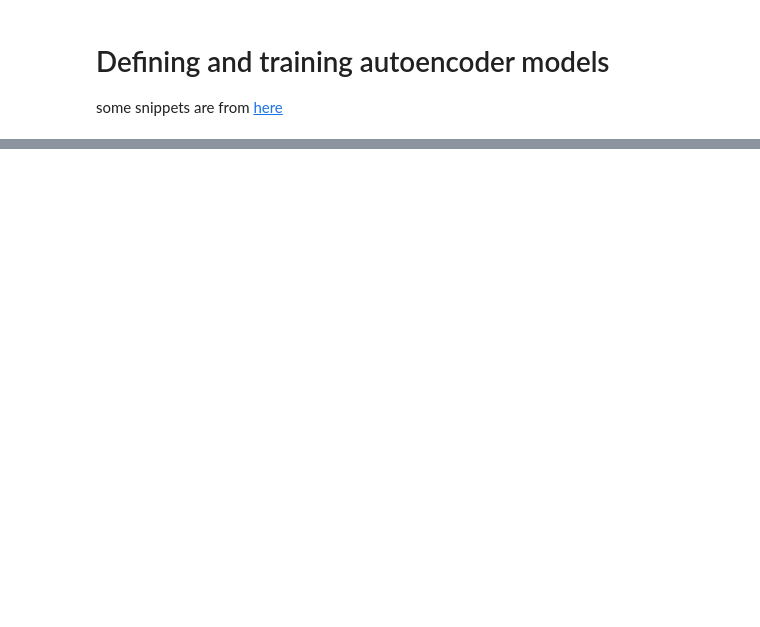
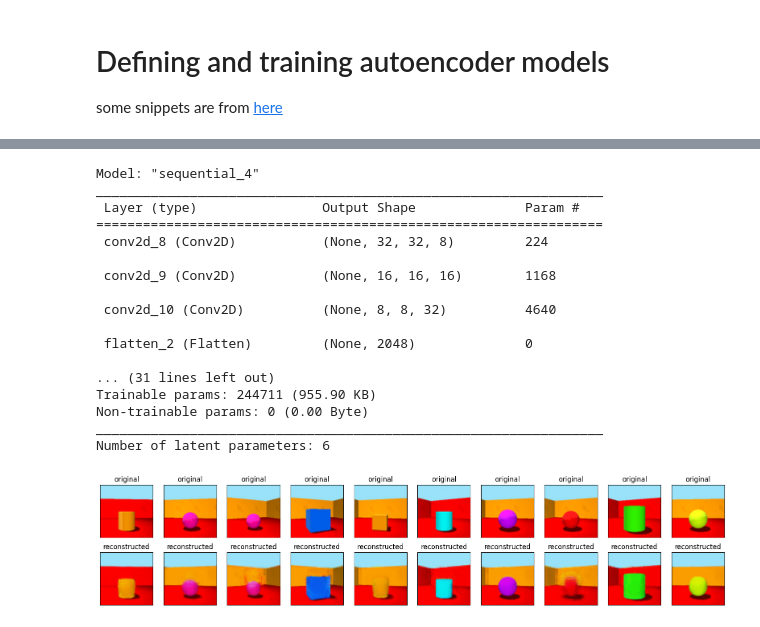
Before and after one commit to SergeiDBykov/ai-side-projects, a Jupyter notebook: 3dshapes_autoencoder/autoencoder.ipynb, the cells around one changed output, grey strips where cells are left out. Saved outputs shown, nothing was run; the diff lists cells and outputs as text; code cells hidden in the pictures; blank space fills up the shorter version.

```diff
--- a/3dshapes_autoencoder/autoencoder.ipynb
+++ b/3dshapes_autoencoder/autoencoder.ipynb
@@ -215,6 +224,10 @@ autoencoder2.compile(optimizer='adam', loss=losses.MeanSquaredError())
+# %%
+
+autoencoder2 = Autoencoder(latent_dim = 20)
+autoencoder2.compile(optimizer='adam', loss=losses.MeanSquaredError())
 # %%
 autoencoder2.fit(train_ds,
-                epochs=5,
+                epochs=20,
                 shuffle=True,
                 validation_data=val_ds)
 # %% [output]
@@ -260,0 +284,9 @@ compare_reconstruction(autoencoder2)
+# %%
+
+autoencoder3 = Autoencoder(latent_dim = 6)
+autoencoder3.compile(optimizer='adam', loss=losses.MeanSquaredError())
+# %%
+autoencoder3.fit(train_ds,
+                epochs=30,
+                shuffle=True,
+                validation_data=val_ds)
@@ -260,0 +312,27 @@ compare_reconstruction(autoencoder2)
+# %%
+autoencoder3.encoder.summary()
+autoencoder3.decoder.summary()
+autoencoder3_n_latent = autoencoder3.encoder.layers[-1].get_weights()[0].shape[1]
+
+print(f'Number of latent parameters: {autoencoder3_n_latent}')
+
+compare_reconstruction(autoencoder3)
+# %% [output]
+Model: "sequential_4"
+_________________________________________________________________
+ Layer (type)                Output Shape              Param #
+=================================================================
+ conv2d_8 (Conv2D)           (None, 32, 32, 8)         224
+
+ conv2d_9 (Conv2D)           (None, 16, 16, 16)        1168
+
+ conv2d_10 (Conv2D)          (None, 8, 8, 32)          4640
+
+ flatten_2 (Flatten)         (None, 2048)              0
+
+... (31 lines left out)
+Trainable params: 244711 (955.90 KB)
+Non-trainable params: 0 (0.00 Byte)
+_________________________________________________________________
+Number of latent parameters: 6
+[figure, added]
```
Also changed, not shown: parts of 37 cells of this notebook.
